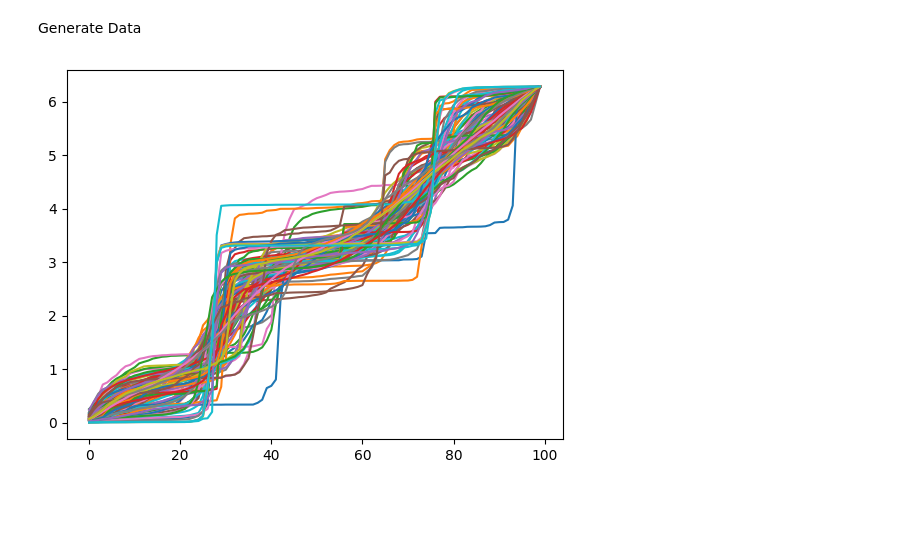
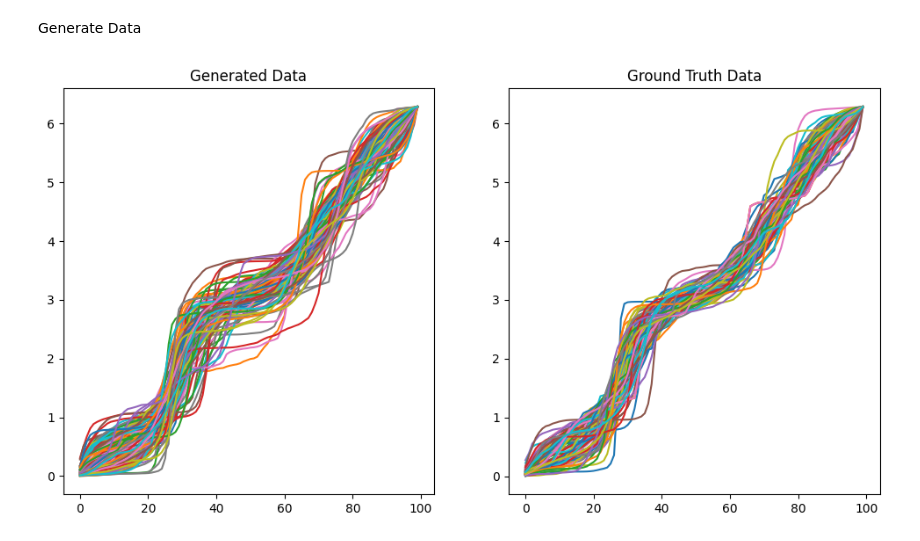
Before and after one commit to hootingli/VAE-for-2D-Shapes, a Jupyter notebook: VAE/VAE.ipynb, the cells around one changed output. Saved outputs shown, nothing was run; the diff lists cells and outputs as text; code cells hidden in the pictures; blank space fills up the shorter version.

```diff
--- a/VAE/VAE.ipynb
+++ b/VAE/VAE.ipynb
@@ -134,17 +217,29 @@ def generate(num=1, mu_vals=None, sigma_vals=None, z_dim=Z_DIM):
     generated_data = torch.cat(generated_data, dim=0)
 
     return generated_data.cpu().detach().numpy()
-# %%
-n = 100
-
-generated_data = generate(num=n, sigma_vals=np.repeat(0.3, Z_DIM))
-# groud_truth
-# generated_data = cw.cpu().numpy()[np.random.choice(range(cw.shape[0]),n)]
-
-angle = np.cumsum(generated_data, axis=1)
-
-for i in range(angle.shape[0]):
-    plt.plot(angle[i])
-# %% [output]
-[figure, removed]
+# %%
+n = 100
+
+generated_data = generate(num=n, sigma_vals=np.repeat(1, Z_DIM))
+diff = 1 / (np.exp(generated_data) + 1e-8)
+diff = diff / diff.sum(axis=1, keepdims=True) * 2 * np.pi
+angle = np.cumsum(diff, axis=1)
+
+fig = plt.figure(figsize=(12, 6))
+ax = fig.add_subplot(121)
+ax.title.set_text('Generated Data')
+for i in range(angle.shape[0]):
+    ax.plot(angle[i])
+
+ground_truth = cw[np.random.choice(range(cw.shape[0]),n)]
+ground_truth_diff = 1 / (np.exp(ground_truth) + 1e-8)
+ground_truth_diff = ground_truth_diff / ground_truth_diff.sum(axis=1, keepdims=True) * 2 * np.pi
+ground_truth_angle = np.cumsum(ground_truth_diff, axis=1)
+
+ax = fig.add_subplot(122)
+ax.title.set_text('Ground Truth Data')
+for i in range(ground_truth_angle.shape[0]):
+    ax.plot(ground_truth_angle[i])
+# %% [output]
+[figure, added]
 # %%
```
Also changed, not shown: parts of 6 cells of this notebook, 2 other files.
